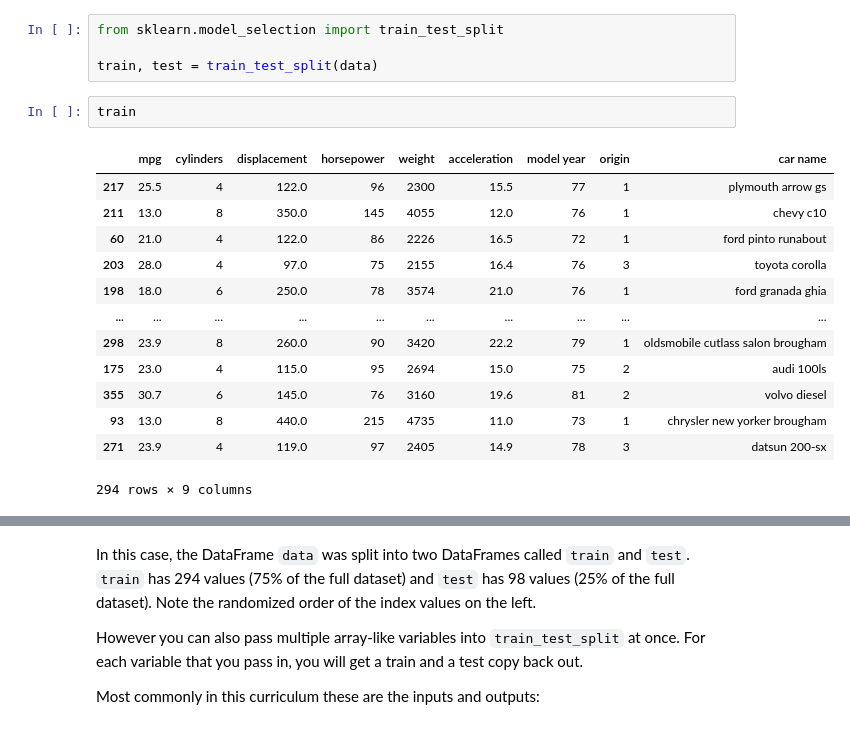
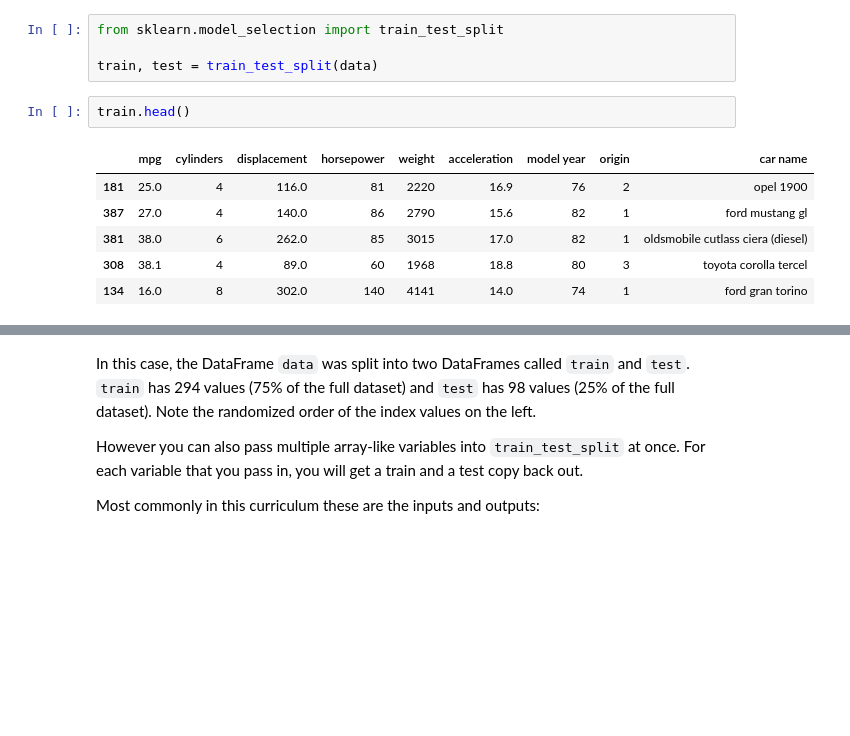
Before and after one commit to learn-co-curriculum/dsc-regression-model-validation, a Jupyter notebook: index.ipynb, the cells around one changed output, grey strips where cells are left out. Drawn from its saved outputs; the diff is of its cells as text; blank space fills up the shorter version.

```diff
--- a/index.ipynb
+++ b/index.ipynb
@@ -84,19 +77,12 @@ from sklearn.model_selection import train_test_split
 
 train, test = train_test_split(data)
 # %%
-train
+train.head()
 # %% [output]
 |  | mpg | cylinders | displacement | horsepower | weight | acceleration | model year | origin | car name |
-| 217 | 25.5 | 4 | 122.0 | 96 | 2300 | 15.5 | 77 | 1 | plymouth arrow gs |
-| 211 | 13.0 | 8 | 350.0 | 145 | 4055 | 12.0 | 76 | 1 | chevy c10 |
-| 60 | 21.0 | 4 | 122.0 | 86 | 2226 | 16.5 | 72 | 1 | ford pinto runabout |
-| 203 | 28.0 | 4 | 97.0 | 75 | 2155 | 16.4 | 76 | 3 | toyota corolla |
-| 198 | 18.0 | 6 | 250.0 | 78 | 3574 | 21.0 | 76 | 1 | ford granada ghia |
-| ... | ... | ... | ... | ... | ... | ... | ... | ... | ... |
-| 298 | 23.9 | 8 | 260.0 | 90 | 3420 | 22.2 | 79 | 1 | oldsmobile cutlass salon brougham |
-| 175 | 23.0 | 4 | 115.0 | 95 | 2694 | 15.0 | 75 | 2 | audi 100ls |
-| 355 | 30.7 | 6 | 145.0 | 76 | 3160 | 19.6 | 81 | 2 | volvo diesel |
-| 93 | 13.0 | 8 | 440.0 | 215 | 4735 | 11.0 | 73 | 1 | chrysler new yorker brougham |
-| 271 | 23.9 | 4 | 119.0 | 97 | 2405 | 14.9 | 78 | 3 | datsun 200-sx |
+| 181 | 25.0 | 4 | 116.0 | 81 | 2220 | 16.9 | 76 | 2 | opel 1900 |
+| 387 | 27.0 | 4 | 140.0 | 86 | 2790 | 15.6 | 82 | 1 | ford mustang gl |
+| 381 | 38.0 | 6 | 262.0 | 85 | 3015 | 17.0 | 82 | 1 | oldsmobile cutlass ciera (diesel) |
+| 308 | 38.1 | 4 | 89.0 | 60 | 1968 | 18.8 | 80 | 3 | toyota corolla tercel |
+| 134 | 16.0 | 8 | 302.0 | 140 | 4141 | 14.0 | 74 | 1 | ford gran torino |
-294 rows × 9 columns
 # %%
```
Also changed, not shown: parts of 17 cells of this notebook, 1 other file.
